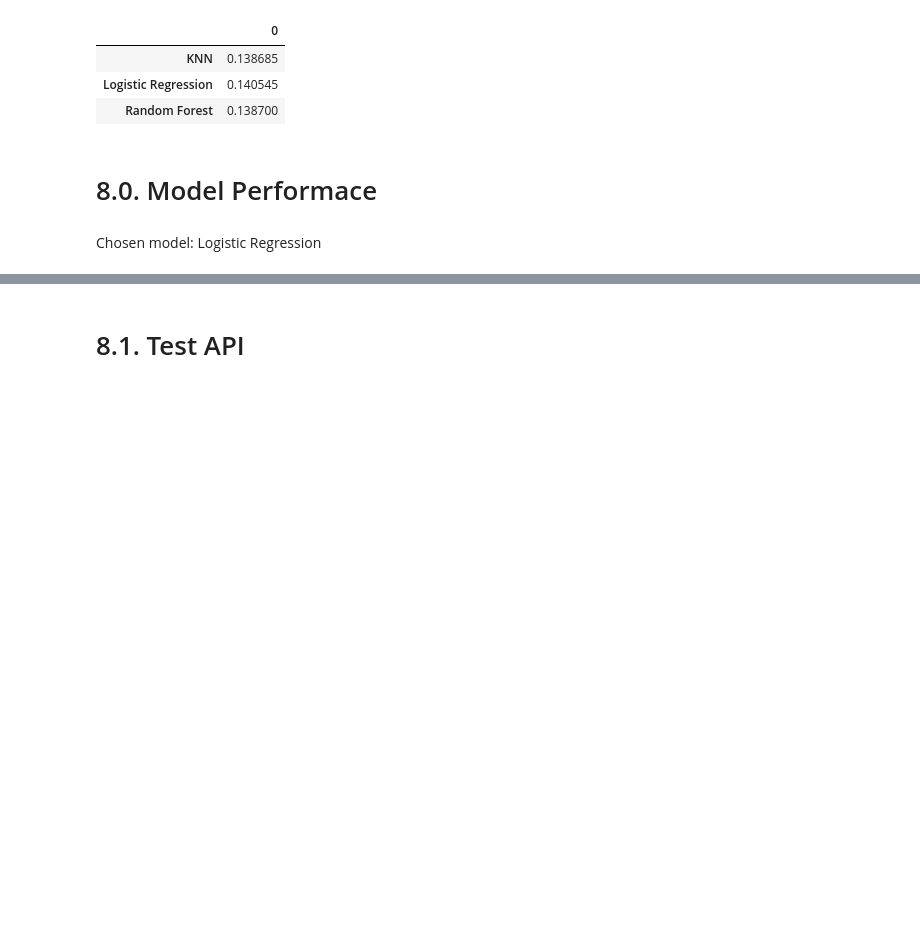
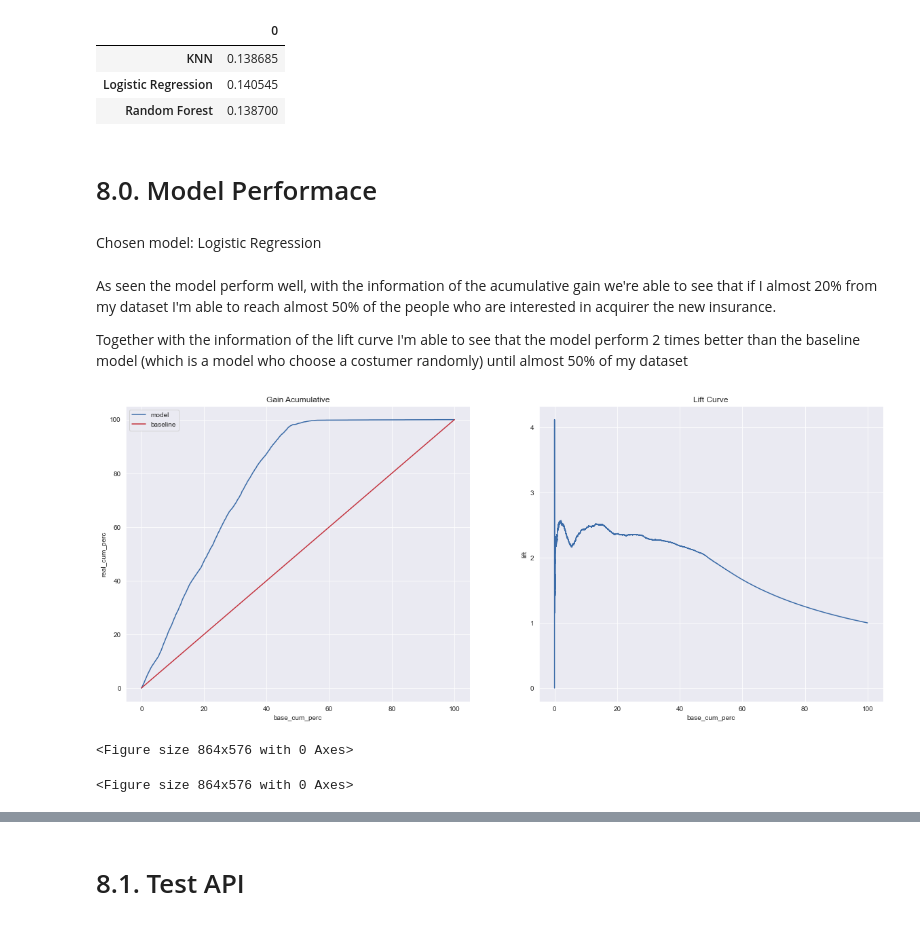
Before and after one commit to marcosvliras/health_insurance_cross_sell, a Jupyter notebook: HICross_sell.ipynb, the cells around one changed output, grey strips where cells are left out. Cells and saved outputs as stored; diff of their text form; code cells hidden in the pictures; blank space fills up the shorter version.

```diff
--- a/HICross_sell.ipynb
+++ b/HICross_sell.ipynb
@@ -880,3 +879,67 @@ pickle.dump( lg, open( 'models/model.pkl', 'wb') )
 
 # predict
 yhat_lg = lg.predict_proba( X_val )
+# %% [markdown]
+As seen the model perform well, with the information of the acumulative gain we're able to see that if I almost 20% from my dataset I'm able to reach almost 50% of the people who are interested in acquirer the new insurance.
+
+Together with the information of the lift curve I'm able to see that the model perform 2 times better than the baseline model (which is a model who choose a costumer randomly) until almost 50% of my dataset
+# %%
+fig, axes = plt.subplots( ncols=2, figsize=(20,8) )
+
+results = pd.DataFrame()
+results['prediction'] = yhat_lg[:,1].tolist()
+results['real'] = y_val.tolist()
+
+# para classe 0 altera yhat tbm
+# results['real'] = results['real'].apply( lambda x: 0 if x==1 else 1 )
+
+# ordering by prediction
+results = results.sort_values( 'prediction', ascending=False )
+
+# Percentage of intereset ( Propensity Score )
+results['real_cum'] = results['real'].cumsum()
+results['real_cum_perc'] = 100*results['real_cum']/results['real'].sum()
+
+# Percentage of Base ( Clients )
+results['base'] = range( 1, len( results ) + 1  )
+results['base_cum_perc'] = 100*results['base']/len( results )
+
+# # Basline model
+results['baseline'] = results['base_cum_perc']
+
+plt.figure( figsize=(12,8))
+sns.lineplot( x='base_cum_perc', y='real_cum_perc', data=results, label='model', ax=axes[0])
+sns.lineplot( x='base_cum_perc', y='baseline', data=results, label='baseline', ax=axes[0] )
+axes[0].set_title( 'Gain Acumulative' );
+
+################
+## lift curve ##
+################
+results = pd.DataFrame()
+results['prediction'] = yhat_lg[:,1].tolist()
+results['real'] = y_val.tolist()
+
+# ordering by prediction
+results = results.sort_values( 'prediction', ascending=False )
+
+# Percentage of intereset ( Propensity Score )
+results['real_cum'] = results['real'].cumsum()
+results['real_cum_perc'] = 100*results['real_cum']/results['real'].sum()
+
+# Percentage of Base ( Clients )
+results['base'] = range( 1, len( results ) + 1  )
+results['base_cum_perc'] = 100*results['base']/len( results )
+
+# Basline model
+results['baseline'] = results['base_cum_perc']
+
+# Lift Calculation
+results['lift'] = results['real_cum_perc'] / results['base_cum_perc']
+
+plt.figure( figsize=(12,8))
+sns.lineplot( x='base_cum_perc', y='lift', data=results, ax=axes[1] )
+axes[1].set_title( 'Lift Curve');
+# %% [output]
+[figure, added]
+<Figure size 864x576 with 0 Axes>
+<Figure size 864x576 with 0 Axes>
```
Also changed, not shown: parts of 20 cells of this notebook.
